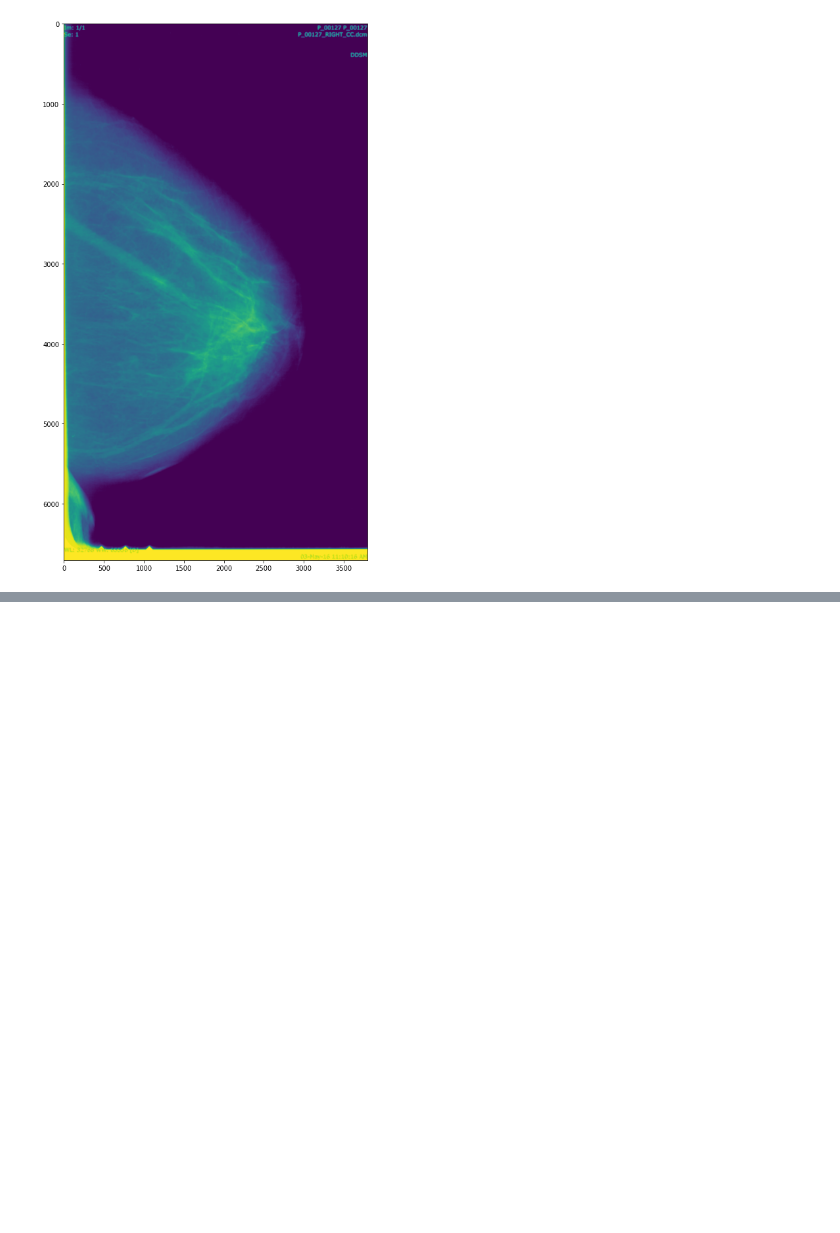
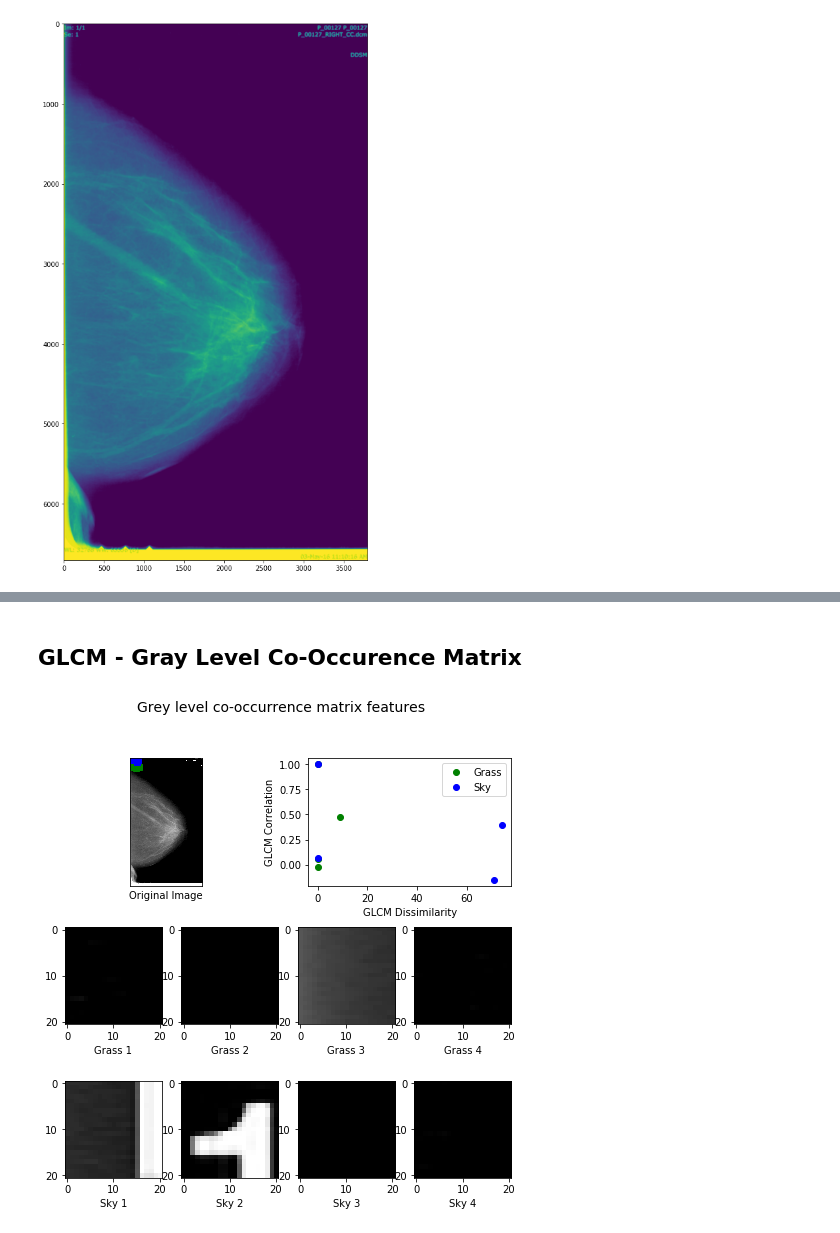
Before and after one commit to satyajitghana/MachineLearningProjects, a Jupyter notebook: BreastCancerDetection/MedicalFeatureExtraction.ipynb, the cells around one changed output, grey strips where cells are left out. Saved outputs shown, nothing was run; the diff lists cells and outputs as text; code cells hidden in the pictures; blank space fills up the shorter version.

Commit message:
working on GLCM

```diff
--- a/BreastCancerDetection/MedicalFeatureExtraction.ipynb
+++ b/BreastCancerDetection/MedicalFeatureExtraction.ipynb
@@ -39,0 +56,80 @@ plt.show()
+# %% [markdown]
+## GLCM - Gray Level Co-Occurence Matrix
+# %%
+from skimage.feature import greycomatrix, greycoprops
+from skimage import data
+
+
+PATCH_SIZE = 21
+
+# open the camera image
+# image = data.camera()
+image = lum_img
+
+# select some patches from grassy areas of the image
+grass_locations = [(474, 291), (440, 433), (466, 18), (462, 236)]
+grass_patches = []
+for loc in grass_locations:
+    grass_patches.append(image[loc[0]:loc[0] + PATCH_SIZE,
+                               loc[1]:loc[1] + PATCH_SIZE])
+
+# select some patches from sky areas of the image
+sky_locations = [(54, 48), (21, 233), (90, 380), (195, 330)]
+sky_patches = []
+for loc in sky_locations:
+    sky_patches.append(image[loc[0]:loc[0] + PATCH_SIZE,
+                             loc[1]:loc[1] + PATCH_SIZE])
+
+# compute some GLCM properties each patch
+xs = []
+ys = []
+for patch in (grass_patches + sky_patches):
+    glcm = greycomatrix(patch, [5], [0], 256, symmetric=True, normed=True)
+    xs.append(greycoprops(glcm, 'dissimilarity')[0, 0])
+    ys.append(greycoprops(glcm, 'correlation')[0, 0])
+
+# create the figure
+fig = plt.figure(figsize=(8, 8))
+
+# display original image with locations of patches
+ax = fig.add_subplot(3, 2, 1)
+ax.imshow(image, cmap=plt.cm.gray, interpolation='nearest',
+          vmin=0, vmax=255)
+for (y, x) in grass_locations:
+    ax.plot(x + PATCH_SIZE / 2, y + PATCH_SIZE / 2, 'gs')
+for (y, x) in sky_locations:
+    ax.plot(x + PATCH_SIZE / 2, y + PATCH_SIZE / 2, 'bs')
+ax.set_xlabel('Original Image')
+ax.set_xticks([])
+ax.set_yticks([])
+ax.axis('image')
+
+# for each patch, plot (dissimilarity, correlation)
+ax = fig.add_subplot(3, 2, 2)
+ax.plot(xs[:len(grass_patches)], ys[:len(grass_patches)], 'go',
+        label='Grass')
+ax.plot(xs[len(grass_patches):], ys[len(grass_patches):], 'bo',
+        label='Sky')
+ax.set_xlabel('GLCM Dissimilarity')
+ax.set_ylabel('GLCM Correlation')
+ax.legend()
+
+# display the image patches
+for i, patch in enumerate(grass_patches):
+    ax = fig.add_subplot(3, len(grass_patches), len(grass_patches)*1 + i + 1)
+    ax.imshow(patch, cmap=plt.cm.gray, interpolation='nearest',
+              vmin=0, vmax=255)
+    ax.set_xlabel('Grass %d' % (i + 1))
+
+for i, patch in enumerate(sky_patches):
+    ax = fig.add_subplot(3, len(sky_patches), len(sky_patches)*2 + i + 1)
+    ax.imshow(patch, cmap=plt.cm.gray, interpolation='nearest',
+              vmin=0, vmax=255)
+    ax.set_xlabel('Sky %d' % (i + 1))
+
+
+# display the patches and plot
+fig.suptitle('Grey level co-occurrence matrix features', fontsize=14)
+plt.show()
+# %% [output]
+[figure, added]
```
Also changed, not shown: parts of 9 cells of this notebook, 2 other files.
